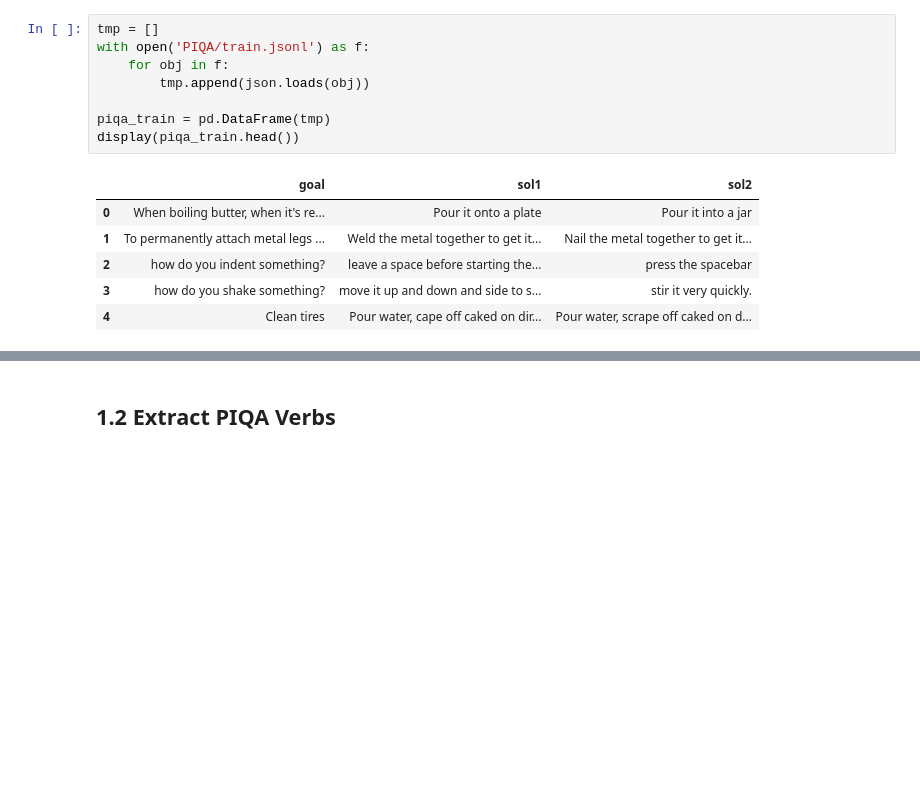
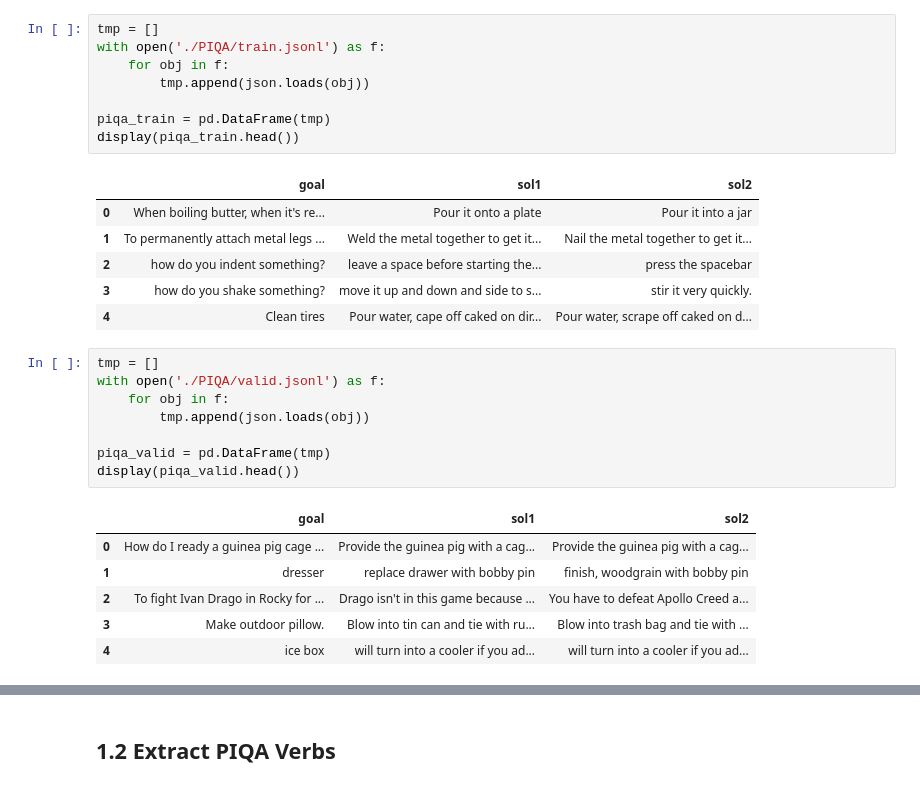
Before and after one commit to wojino/commonsense-reasoning, a Jupyter notebook: atomic-extract.ipynb, the cells around one changed output, grey strips where cells are left out. Drawn from its saved outputs; the diff is of its cells as text; blank space fills up the shorter version.

```diff
--- a/atomic-extract.ipynb
+++ b/atomic-extract.ipynb
@@ -10,7 +10,7 @@ from tqdm import tqdm
 ## 1.1 Open PIQA Dataset
 # %%
 tmp = []
-with open('PIQA/train.jsonl') as f:
+with open('./PIQA/train.jsonl') as f:
     for obj in f:
         tmp.append(json.loads(obj))
 
@@ -23,3 +23,18 @@ display(piqa_train.head())
 | 2 | how do you indent something? | leave a space before starting the... | press the spacebar |
 | 3 | how do you shake something? | move it up and down and side to s... | stir it very quickly. |
 | 4 | Clean tires | Pour water, cape off caked on dir... | Pour water, scrape off caked on d... |
+# %%
+tmp = []
+with open('./PIQA/valid.jsonl') as f:
+    for obj in f:
+        tmp.append(json.loads(obj))
+
+piqa_valid = pd.DataFrame(tmp)
+display(piqa_valid.head())
+# %% [output]
+|  | goal | sol1 | sol2 |
+| 0 | How do I ready a guinea pig cage ... | Provide the guinea pig with a cag... | Provide the guinea pig with a cag... |
+| 1 | dresser | replace drawer with bobby pin | finish, woodgrain with bobby pin |
+| 2 | To fight Ivan Drago in Rocky for ... | Drago isn't in this game because ... | You have to defeat Apollo Creed a... |
+| 3 | Make outdoor pillow. | Blow into tin can and tie with ru... | Blow into trash bag and tie with ... |
+| 4 | ice box | will turn into a cooler if you ad... | will turn into a cooler if you ad... |
```
Also changed, not shown: parts of 37 cells of this notebook, 10 other files.
